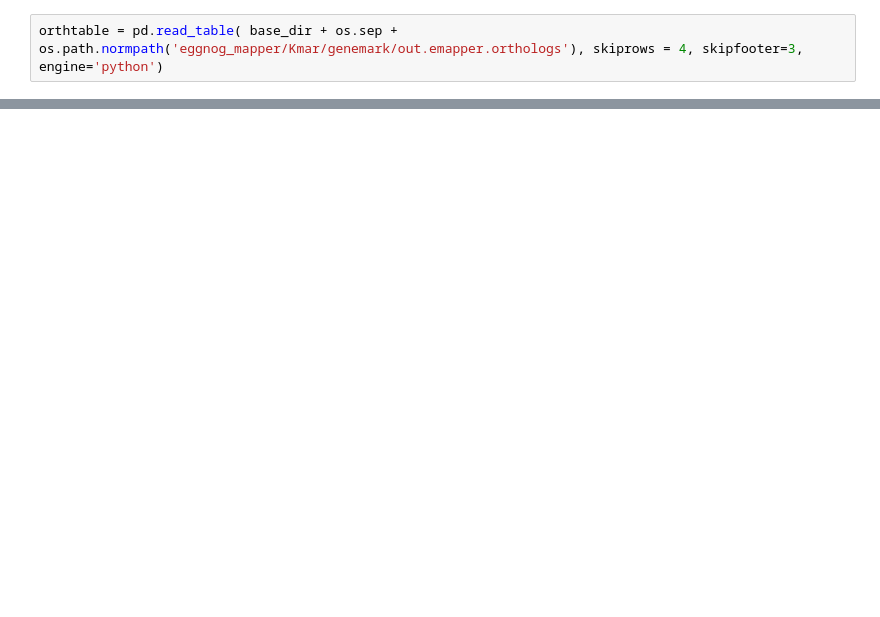
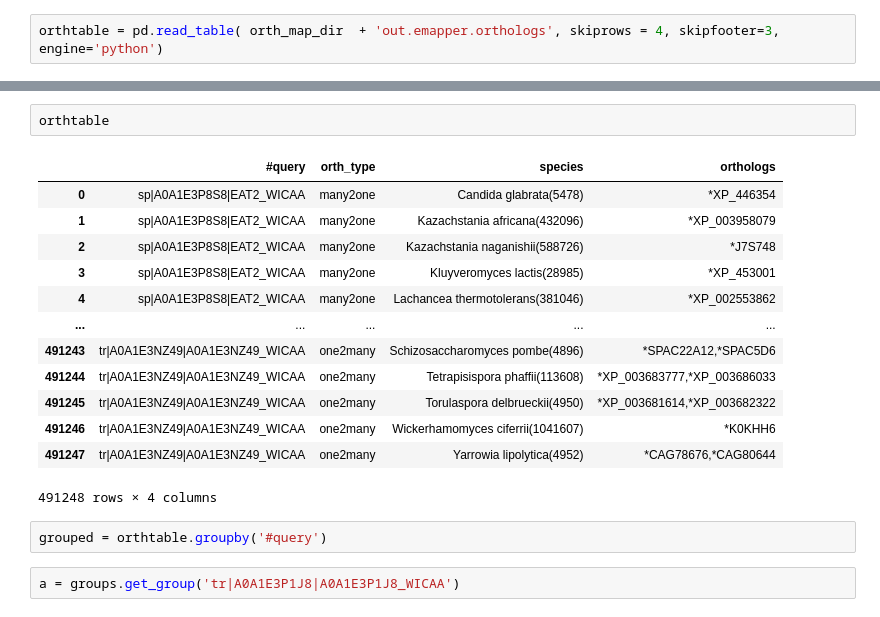
Before and after one commit to heineike02/diverse_yeast, a Jupyter notebook: eggnog_mapping.ipynb, the cells around one changed output, grey strips where cells are left out. Cells and saved outputs as stored; diff of their text form; blank space fills up the shorter version.

```diff
--- a/eggnog_mapping.ipynb
+++ b/eggnog_mapping.ipynb
@@ -20,2 +169,2 @@ base_dir = os.path.normpath('C:/Users/heineib/Google Drive/Crick_LMS/projects/9_
 # %%
-orthtable = pd.read_table( base_dir + os.sep + os.path.normpath('eggnog_mapper/Kmar/genemark/out.emapper.orthologs'), skiprows = 4, skipfooter=3, engine='python')
+orthtable = pd.read_table( orth_map_dir  + 'out.emapper.orthologs', skiprows = 4, skipfooter=3, engine='python')
@@ -21,0 +188,20 @@ orthtable = pd.read_table( base_dir + os.sep + os.path.normpath('eggnog_mapper/K
+# %%
+orthtable
+# %% [output]
+|  | #query | orth_type | species | orthologs |
+| 0 | sp|A0A1E3P8S8|EAT2_WICAA | many2one | Candida glabrata(5478) | *XP_446354 |
+| 1 | sp|A0A1E3P8S8|EAT2_WICAA | many2one | Kazachstania africana(432096) | *XP_003958079 |
+| 2 | sp|A0A1E3P8S8|EAT2_WICAA | many2one | Kazachstania naganishii(588726) | *J7S748 |
+| 3 | sp|A0A1E3P8S8|EAT2_WICAA | many2one | Kluyveromyces lactis(28985) | *XP_453001 |
+| 4 | sp|A0A1E3P8S8|EAT2_WICAA | many2one | Lachancea thermotolerans(381046) | *XP_002553862 |
+| ... | ... | ... | ... | ... |
+| 491243 | tr|A0A1E3NZ49|A0A1E3NZ49_WICAA | one2many | Schizosaccharomyces pombe(4896) | *SPAC22A12,*SPAC5D6 |
+| 491244 | tr|A0A1E3NZ49|A0A1E3NZ49_WICAA | one2many | Tetrapisispora phaffii(113608) | *XP_003683777,*XP_003686033 |
+| 491245 | tr|A0A1E3NZ49|A0A1E3NZ49_WICAA | one2many | Torulaspora delbrueckii(4950) | *XP_003681614,*XP_003682322 |
+| 491246 | tr|A0A1E3NZ49|A0A1E3NZ49_WICAA | one2many | Wickerhamomyces ciferrii(1041607) | *K0KHH6 |
+| 491247 | tr|A0A1E3NZ49|A0A1E3NZ49_WICAA | one2many | Yarrowia lipolytica(4952) | *CAG78676,*CAG80644 |
+491248 rows × 4 columns
+# %%
+grouped = orthtable.groupby('#query')
+# %%
+a = groups.get_group('tr|A0A1E3P1J8|A0A1E3P1J8_WICAA')
```
Also changed, not shown: parts of 25 cells of this notebook, 2 other files.
